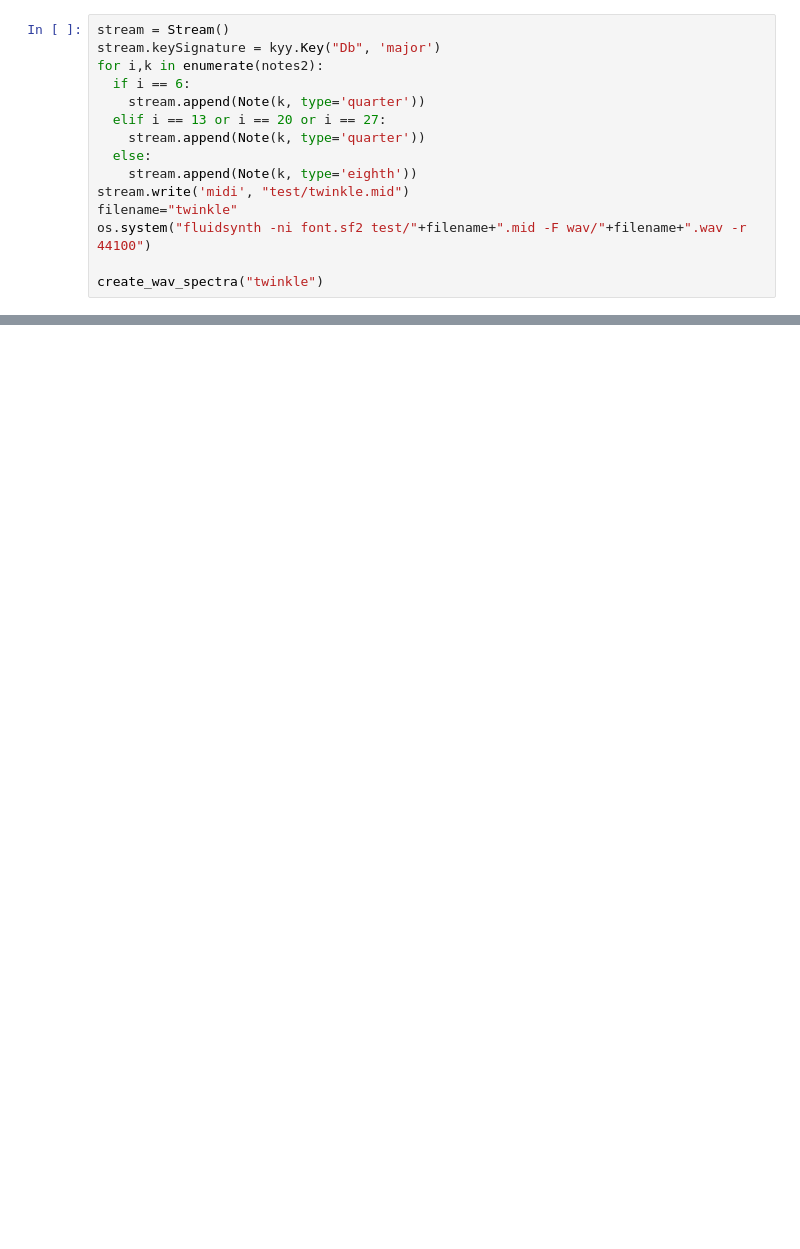
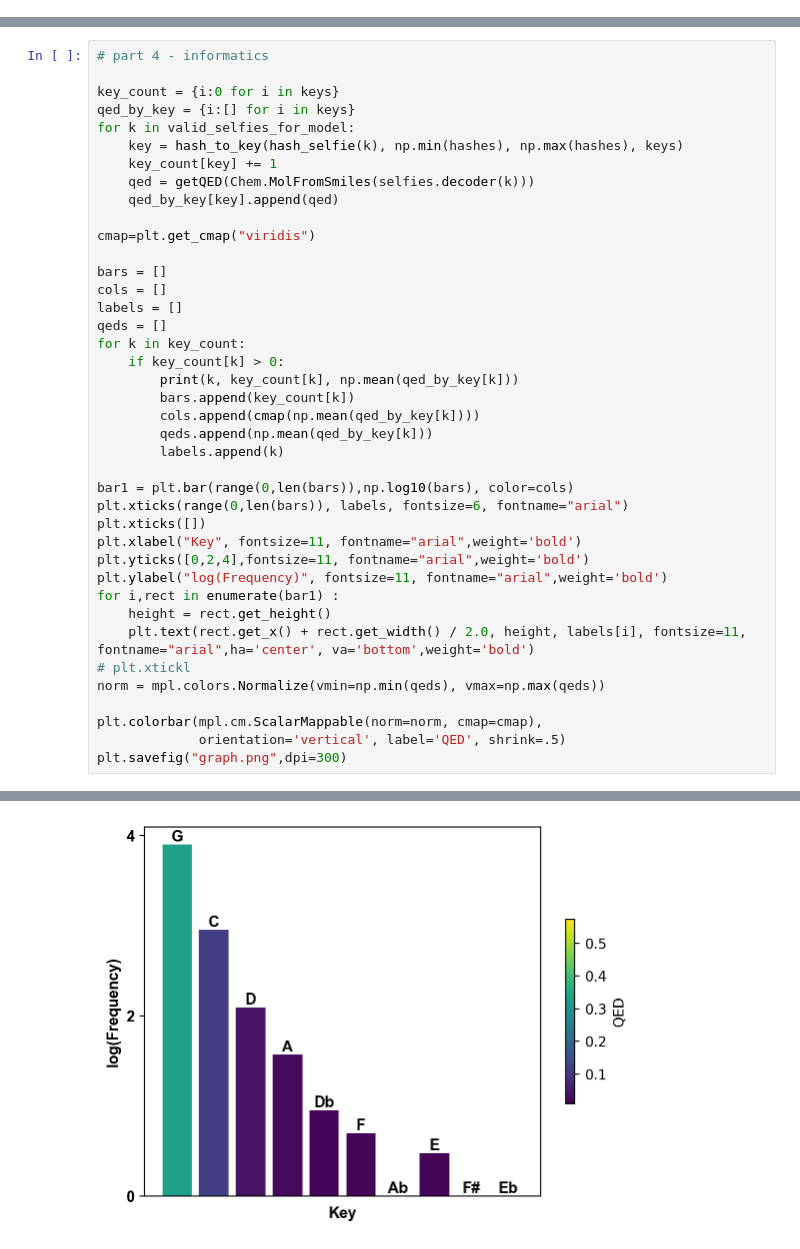
Before and after one commit to cernaklab/samples, a Jupyter notebook: SAMPLES.ipynb, the cells around one changed output, grey strips where cells are left out. Cells and saved outputs as stored; diff of their text form; blank space fills up the shorter version.

```diff
--- a/SAMPLES.ipynb
+++ b/SAMPLES.ipynb
@@ -703,15 +0,0 @@ DecoderError: ignored
-# %%
-stream = Stream()
-stream.keySignature = kyy.Key("Db", 'major')
-for i,k in enumerate(notes2):
-  if i == 6:
-    stream.append(Note(k, type='quarter'))
-  elif i == 13 or i == 20 or i == 27:
-    stream.append(Note(k, type='quarter'))
-  else:
-    stream.append(Note(k, type='eighth'))
-stream.write('midi', "test/twinkle.mid")
-filename="twinkle"
-os.system("fluidsynth -ni font.sf2 test/"+filename+".mid -F wav/"+filename+".wav -r 44100")
-
-create_wav_spectra("twinkle")
@@ -728,0 +264,41 @@ mm.plot_sequence(end_mel)
+# %%
+# part 4 - informatics
+
+key_count = {i:0 for i in keys}
+qed_by_key = {i:[] for i in keys}
+for k in valid_selfies_for_model:
+    key = hash_to_key(hash_selfie(k), np.min(hashes), np.max(hashes), keys)
+    key_count[key] += 1
+    qed = getQED(Chem.MolFromSmiles(selfies.decoder(k)))
+    qed_by_key[key].append(qed)
+
+cmap=plt.get_cmap("viridis")
+
+bars = []
+cols = []
+labels = []
+qeds = []
+for k in key_count:
+    if key_count[k] > 0:
+        print(k, key_count[k], np.mean(qed_by_key[k]))
+        bars.append(key_count[k])
+        cols.append(cmap(np.mean(qed_by_key[k])))
+        qeds.append(np.mean(qed_by_key[k]))
+        labels.append(k)
+
+bar1 = plt.bar(range(0,len(bars)),np.log10(bars), color=cols)
+plt.xticks(range(0,len(bars)), labels, fontsize=6, fontname="arial")
+plt.xticks([])
+plt.xlabel("Key", fontsize=11, fontname="arial",weight='bold')
+plt.yticks([0,2,4],fontsize=11, fontname="arial",weight='bold')
+plt.ylabel("log(Frequency)", fontsize=11, fontname="arial",weight='bold')
+for i,rect in enumerate(bar1) :
+    height = rect.get_height()
+    plt.text(rect.get_x() + rect.get_width() / 2.0, height, labels[i], fontsize=11, fontname="arial",ha='center', va='bottom',weight='bold')
+# plt.xtickl
+norm = mpl.colors.Normalize(vmin=np.min(qeds), vmax=np.max(qeds))
+
+plt.colorbar(mpl.cm.ScalarMappable(norm=norm, cmap=cmap),
+             orientation='vertical', label='QED', shrink=.5)
+plt.savefig("graph.png",dpi=300)
+# %% [output]
@@ -728,0 +315 @@ mm.plot_sequence(end_mel)
+[figure, added]
```
Also changed, not shown: parts of 38 cells of this notebook.
